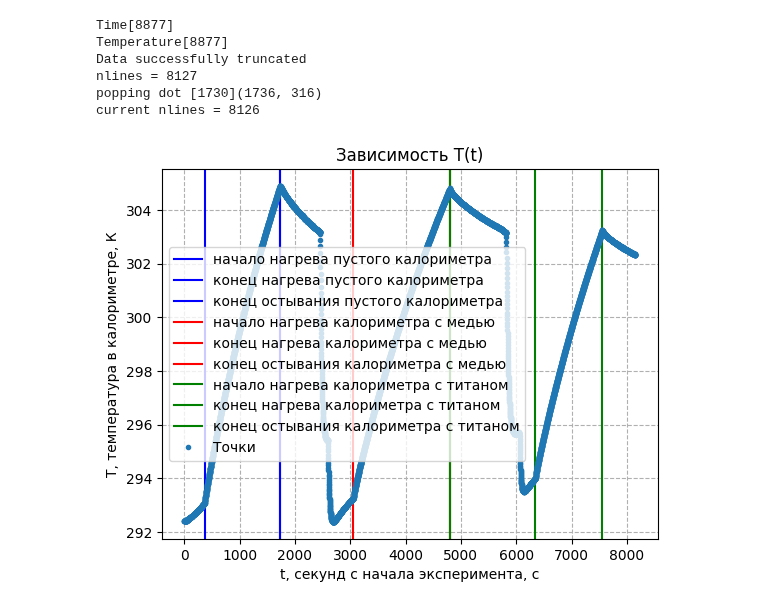
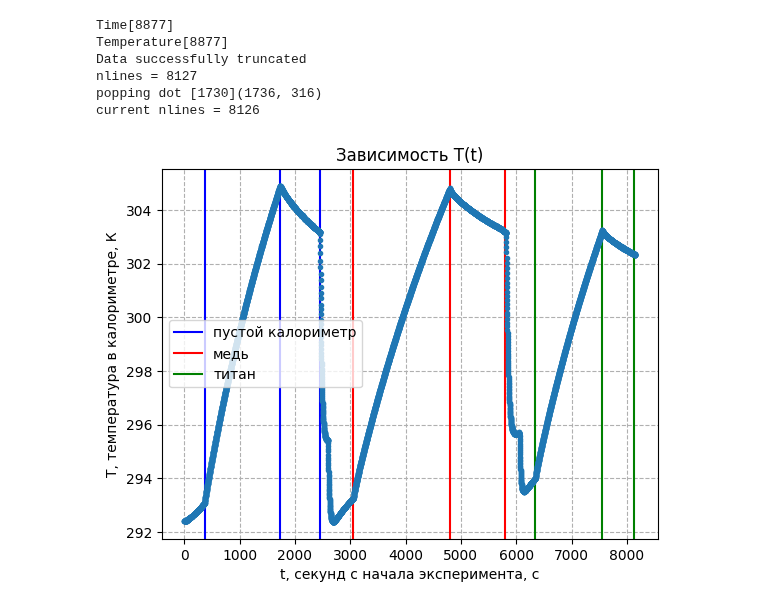
Before and after one commit to UjeNeTORT/labs, a Jupyter notebook: sem_2/2.1.4/laba.ipynb, the cells around one changed output. Cells and saved outputs as stored; diff of their text form; code cells hidden in the pictures.

```diff
--- a/sem_2/2.1.4/laba.ipynb
+++ b/sem_2/2.1.4/laba.ipynb
@@ -94,25 +125,39 @@ Data successfully truncated
 nlines = 8127
 popping dot [1730](1736, 316)
 current nlines = 8126
+# %%
+EMPTY_HEAT_BEGIN = 368
+EMPTY_HEAT_STOP  = 1736
+EMPTY_COOL_STOP  = 2447 # 2456
+
+COPPER_HEAT_BEGIN = 3058
+COPPER_HEAT_STOP  = 4804
+COPPER_COOL_STOP  = 5801 # 5820
+
+TITAN_HEAT_BEGIN = 6348
+TITAN_HEAT_STOP  = 7560
+TITAN_COOL_STOP  = 8126 # 8153
 # %%
 plt.figure()
 plt.xlabel("t, секунд с начала эксперимента, с")
 plt.ylabel("Т, температура в калориметре, К")
 plt.title('Зависимость Т(t)')
 plt.grid(True, linestyle = '--')
-plt.errorbar(Experiment.time, Experiment.temperature, fmt=".", label="Точки")
-plt.axvline(x = 368, color = 'b', label = 'начало нагрева пустого калориметра')
-plt.axvline(x = 1735, color = 'b', label = 'конец нагрева пустого калориметра')
-plt.axvline(x = 1735, color = 'b', label = 'конец остывания пустого калориметра')
+plt.errorbar(Experiment.time, Experiment.temperature, fmt=".")
 
-plt.axvline(x = 3058, color = 'r', label = 'начало нагрева калориметра с медью')
-plt.axvline(x = 4803, color = 'r', label = 'конец нагрева калориметра с медью')
-plt.axvline(x = 4803, color = 'r', label = 'конец остывания калориметра с медью')
+plt.axvline(x = EMPTY_HEAT_BEGIN, color = 'b', label = 'пустой калориметр')
+plt.axvline(x = EMPTY_HEAT_STOP,  color = 'b')
+plt.axvline(x = EMPTY_COOL_STOP,  color = 'b')
 
-plt.axvline(x = 6348, color = 'g', label = 'начало нагрева калориметра с титаном')
-plt.axvline(x = 7559, color = 'g', label = 'конец нагрева калориметра с титаном')
-plt.axvline(x = 8152, color = 'g', label = 'конец остывания калориметра с титаном')
+plt.axvline(x = COPPER_HEAT_BEGIN, color = 'r', label = 'медь')
+plt.axvline(x = COPPER_HEAT_STOP , color = 'r')
+plt.axvline(x = COPPER_COOL_STOP , color = 'r')
+
+plt.axvline(x = TITAN_HEAT_BEGIN, color = 'g', label = 'титан')
+plt.axvline(x = TITAN_HEAT_STOP , color = 'g')
+plt.axvline(x = TITAN_COOL_STOP , color = 'g')
+
 plt.legend()
 plt.show()
 # %% [output]
-[figure, old version]
+[figure, new version]
```
Also changed, not shown: parts of 11 cells of this notebook, 2 other files.
